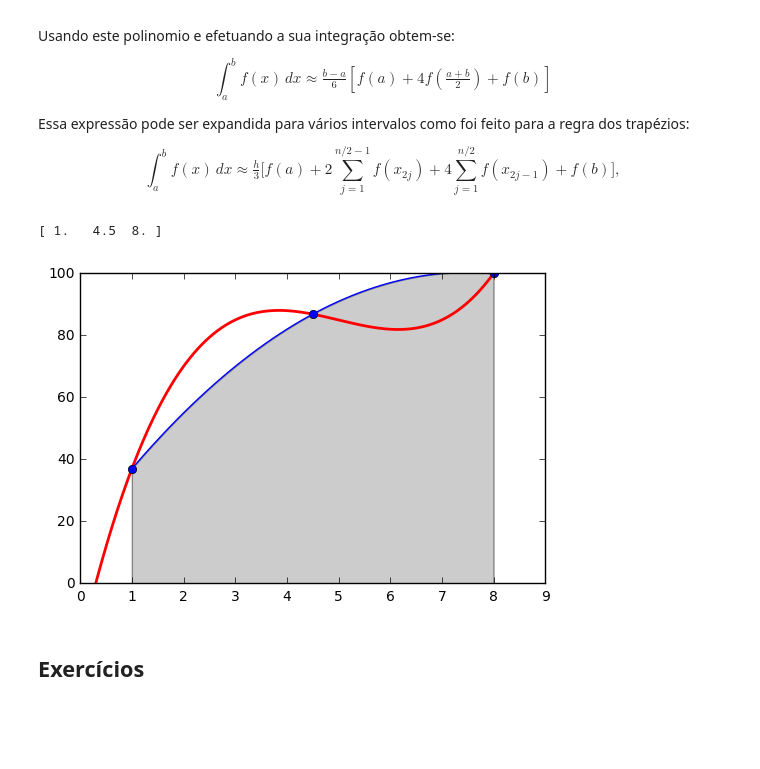
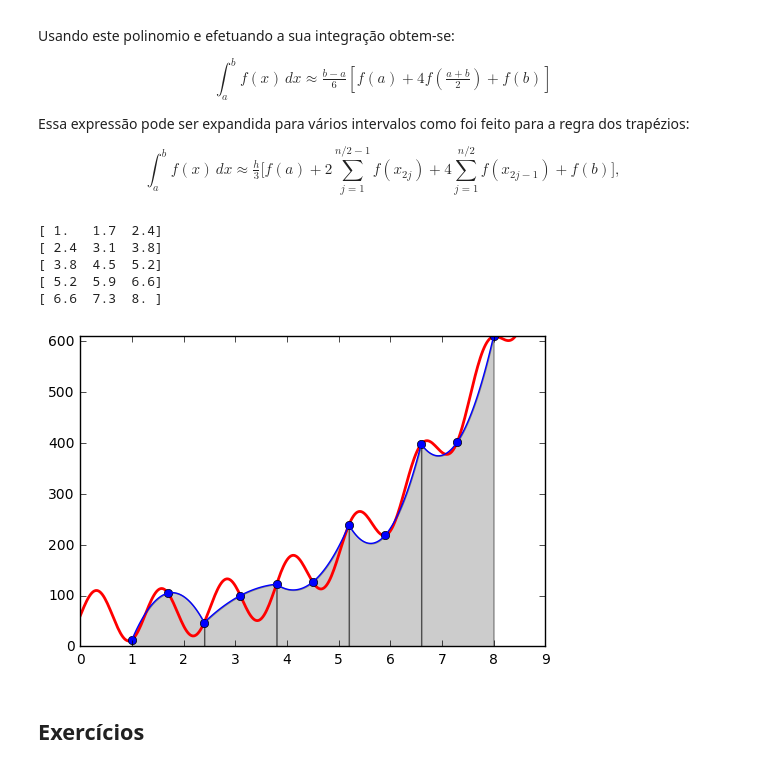
Before and after one commit to hektor-monteiro/python-notebooks, a Jupyter notebook: aula-8.ipynb, the cells around one changed output. Saved outputs shown, nothing was run; the diff lists cells and outputs as text; code cells hidden in the pictures; blank space fills up the shorter version.

```diff
--- a/aula-8.ipynb
+++ b/aula-8.ipynb
@@ -86,42 +86,46 @@ import numpy as np
 import matplotlib.pyplot as plt
 
 def f(x):
-    return (x-3.)*(x-5.)*(x-7)+85.
-#    return 1 + x**3 + np.sin(50.*x)
+#    return (x-3.)*(x-5.)*(x-7)+85.
+    return 60 + x**3 + 50*np.sin(5.*x)
 
 x = np.linspace(0, 10, 400)
 y = f(x)
 
 a, b = 1., 8.                     # define os limnites de integração
 
-ndiv = 2                        # numero de divisões a serem utilizadas DEVE SER PAR!
+ndiv = 10                        # numero de divisões a serem utilizadas DEVE SER PAR!
 xint = np.linspace(a,b,ndiv+1)    # cria um vetor com ndiv elementos entre os limites de integração
 yint = f(xint)                  # calcula o valor da função nos pontos do vetor acima
 
 
 plt.plot(x, y, lw=2,color='r')
 plt.axis([a-1, b+1, 0, max([f(a),f(b)])])
 plt.plot(xint,yint,'bo')
 
 
 for i in range(0,ndiv,2):
     xfit = np.array([xint[i],(xint[i]+xint[i+2])/2,xint[i+2]])
     yfit = f(xfit)
     print xfit
     # calculate polynomial
     z = np.polyfit(xfit, yfit, 2)
     #print("Fit coeficients", z)
 
     fit = np.poly1d(z)
 
     xnew = np.linspace(xfit[0], xfit[2], 50)
     ynew = fit(xnew)
 
     plt.plot(xnew,ynew,color='b')
     plt.fill_between(xnew, 0, ynew, facecolor='gray', alpha=0.4)
 # %% [output]
-[ 1.   4.5  8. ]
+[ 1.   1.7  2.4]
+[ 2.4  3.1  3.8]
+[ 3.8  4.5  5.2]
+[ 5.2  5.9  6.6]
+[ 6.6  7.3  8. ]
-[figure, old version]
+[figure, new version]
 # %% [markdown]
 ## Exercícios
 # %% [markdown]
```
